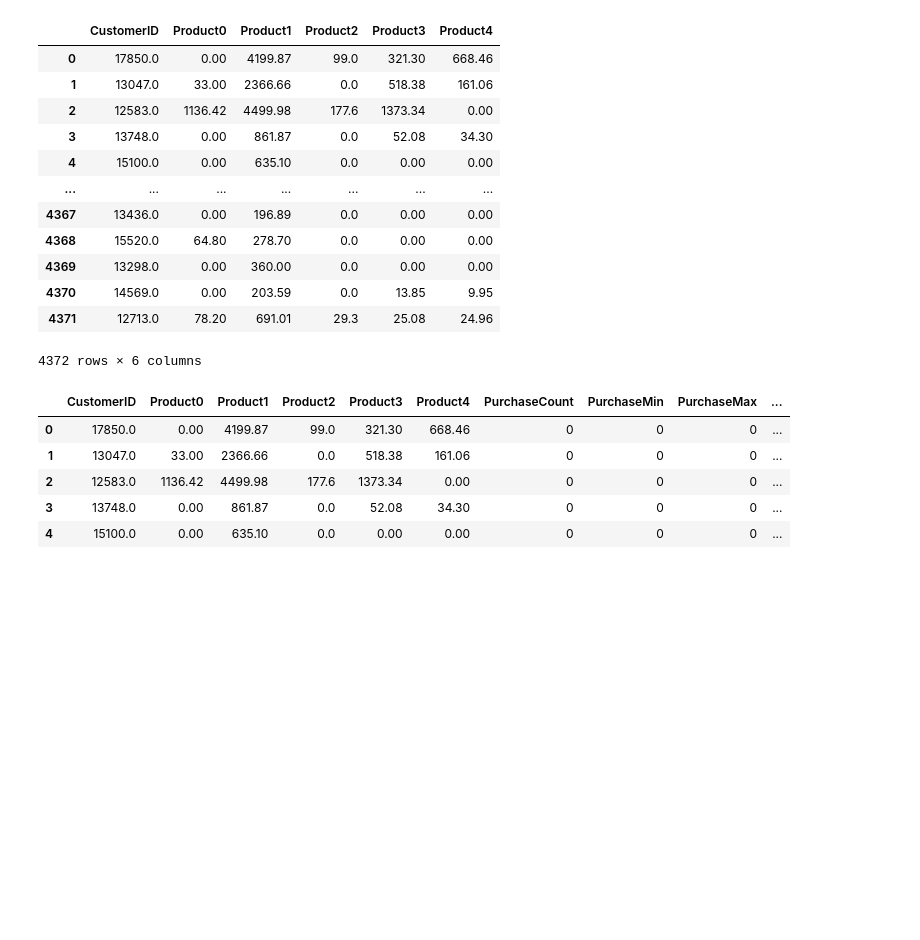
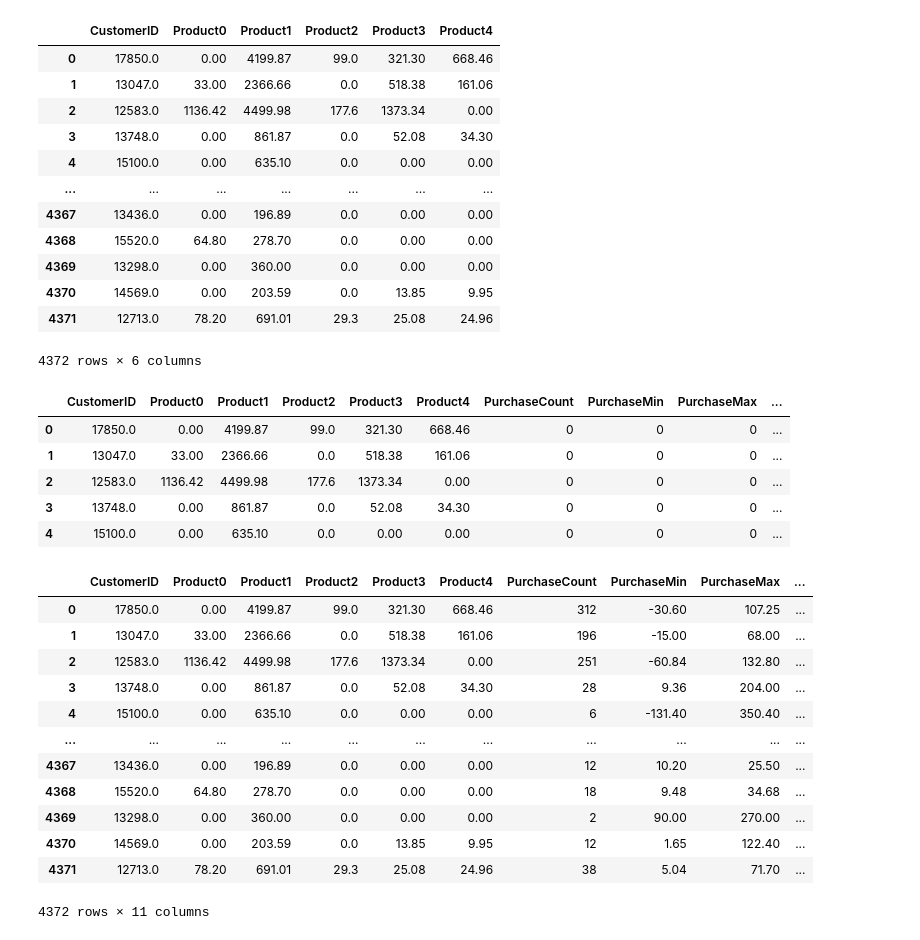
Before and after one commit to alwinruby/customer_segmentation, a Jupyter notebook: customer.ipynb, the cells around one changed output. Cells and saved outputs as stored; diff of their text form; code cells hidden in the pictures; blank space fills up the shorter version.

```diff
--- a/customer.ipynb
+++ b/customer.ipynb
@@ -172,3 +172,19 @@ for index in tqdm(range(len(customers))):
     customers.loc[index,'PurchaseMax'] = history.max()
     customers.loc[index,'PurchaseMean'] = history.mean()
     customers.loc[index,'PurchaseSum'] = history.sum()
+# %%
+customers
+# %% [output]
+|  | CustomerID | Product0 | Product1 | Product2 | Product3 | Product4 | PurchaseCount | PurchaseMin | PurchaseMax | ... |
+| 0 | 17850.0 | 0.00 | 4199.87 | 99.0 | 321.30 | 668.46 | 312 | -30.60 | 107.25 | ... |
+| 1 | 13047.0 | 33.00 | 2366.66 | 0.0 | 518.38 | 161.06 | 196 | -15.00 | 68.00 | ... |
+| 2 | 12583.0 | 1136.42 | 4499.98 | 177.6 | 1373.34 | 0.00 | 251 | -60.84 | 132.80 | ... |
+| 3 | 13748.0 | 0.00 | 861.87 | 0.0 | 52.08 | 34.30 | 28 | 9.36 | 204.00 | ... |
+| 4 | 15100.0 | 0.00 | 635.10 | 0.0 | 0.00 | 0.00 | 6 | -131.40 | 350.40 | ... |
+| ... | ... | ... | ... | ... | ... | ... | ... | ... | ... | ... |
+| 4367 | 13436.0 | 0.00 | 196.89 | 0.0 | 0.00 | 0.00 | 12 | 10.20 | 25.50 | ... |
+| 4368 | 15520.0 | 64.80 | 278.70 | 0.0 | 0.00 | 0.00 | 18 | 9.48 | 34.68 | ... |
+| 4369 | 13298.0 | 0.00 | 360.00 | 0.0 | 0.00 | 0.00 | 2 | 90.00 | 270.00 | ... |
+| 4370 | 14569.0 | 0.00 | 203.59 | 0.0 | 13.85 | 9.95 | 12 | 1.65 | 122.40 | ... |
+| 4371 | 12713.0 | 78.20 | 691.01 | 29.3 | 25.08 | 24.96 | 38 | 5.04 | 71.70 | ... |
+4372 rows × 11 columns
```
Also changed, not shown: parts of 4 cells of this notebook.
